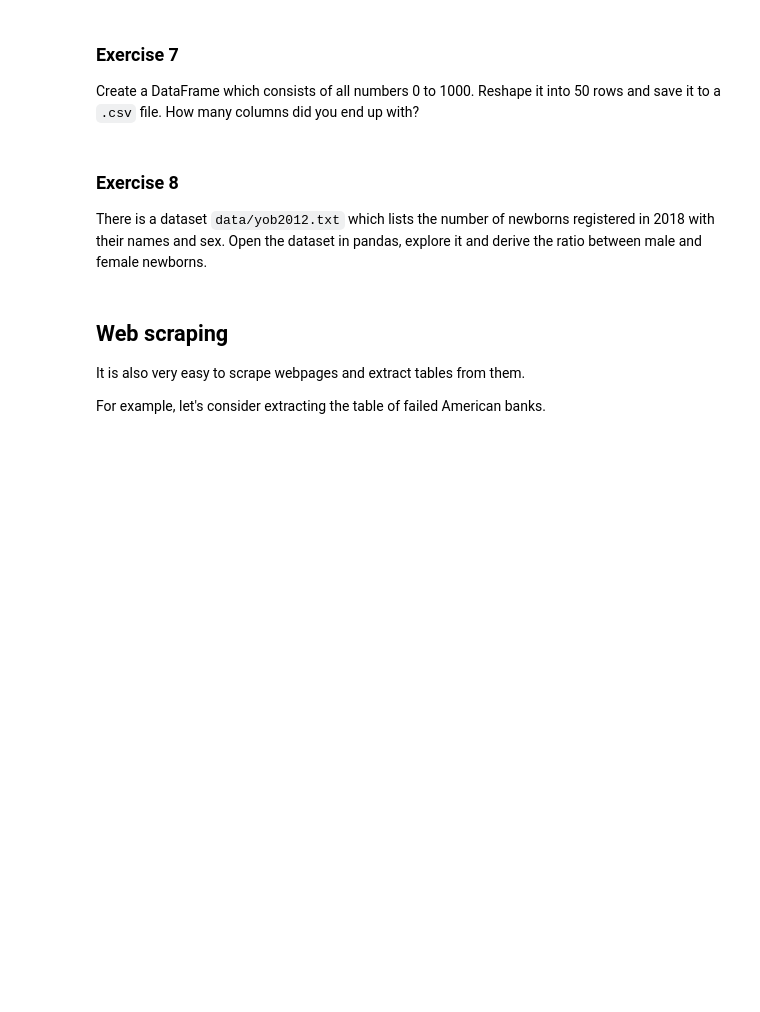
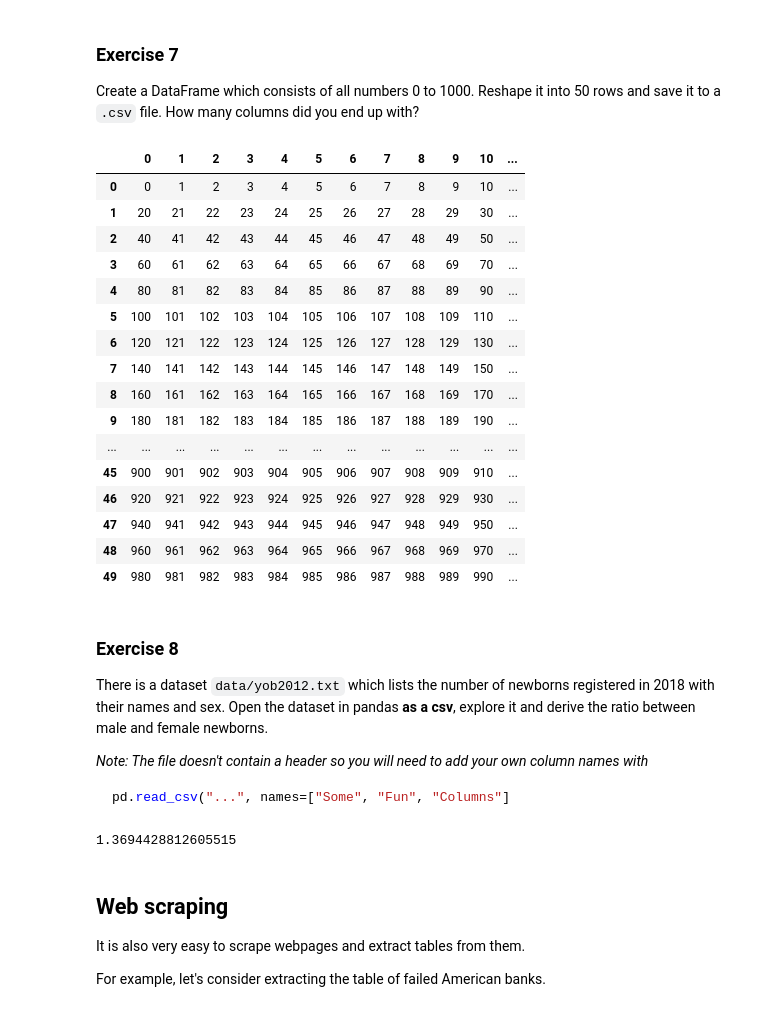
Before and after one commit to beverlytan/python-intro, a Jupyter notebook: info-svcs/python-data-5-pandas.ipynb, the cells around one changed output. Drawn from its saved outputs; the diff is of its cells as text; code cells hidden in the pictures; blank space fills up the shorter version.

Commit message:
Beverly working on pandas tutorial

````diff
--- a/info-svcs/python-data-5-pandas.ipynb
+++ b/info-svcs/python-data-5-pandas.ipynb
@@ -481,9 +968,47 @@ homes.to_csv("test.csv")
 # %% [markdown]
 ### Exercise  7
 Create a DataFrame which consists of all numbers 0 to 1000. Reshape it into 50 rows and save it to a `.csv` file. How many columns did you end up with?
+# %%
+ex7 = pd.DataFrame(np.arange(1000).reshape(50, -1))
+
+ex7
+
+# The -1 in np.reshape means the criterion to satisfy for providing the new shape is that:
+# 'The new shape should be compatible with the original shape'
+# %% [output]
+|  | 0 | 1 | 2 | 3 | 4 | 5 | 6 | 7 | 8 | 9 | 10 | ... |
+| 0 | 0 | 1 | 2 | 3 | 4 | 5 | 6 | 7 | 8 | 9 | 10 | ... |
+| 1 | 20 | 21 | 22 | 23 | 24 | 25 | 26 | 27 | 28 | 29 | 30 | ... |
+| 2 | 40 | 41 | 42 | 43 | 44 | 45 | 46 | 47 | 48 | 49 | 50 | ... |
+| 3 | 60 | 61 | 62 | 63 | 64 | 65 | 66 | 67 | 68 | 69 | 70 | ... |
+| 4 | 80 | 81 | 82 | 83 | 84 | 85 | 86 | 87 | 88 | 89 | 90 | ... |
+| 5 | 100 | 101 | 102 | 103 | 104 | 105 | 106 | 107 | 108 | 109 | 110 | ... |
+| 6 | 120 | 121 | 122 | 123 | 124 | 125 | 126 | 127 | 128 | 129 | 130 | ... |
+| 7 | 140 | 141 | 142 | 143 | 144 | 145 | 146 | 147 | 148 | 149 | 150 | ... |
+| 8 | 160 | 161 | 162 | 163 | 164 | 165 | 166 | 167 | 168 | 169 | 170 | ... |
+| 9 | 180 | 181 | 182 | 183 | 184 | 185 | 186 | 187 | 188 | 189 | 190 | ... |
+| ... | ... | ... | ... | ... | ... | ... | ... | ... | ... | ... | ... | ... |
+| 45 | 900 | 901 | 902 | 903 | 904 | 905 | 906 | 907 | 908 | 909 | 910 | ... |
+| 46 | 920 | 921 | 922 | 923 | 924 | 925 | 926 | 927 | 928 | 929 | 930 | ... |
+| 47 | 940 | 941 | 942 | 943 | 944 | 945 | 946 | 947 | 948 | 949 | 950 | ... |
+| 48 | 960 | 961 | 962 | 963 | 964 | 965 | 966 | 967 | 968 | 969 | 970 | ... |
+| 49 | 980 | 981 | 982 | 983 | 984 | 985 | 986 | 987 | 988 | 989 | 990 | ... |
 # %% [markdown]
 ### Exercise 8
-There is a dataset `data/yob2012.txt` which lists the number of newborns registered in 2018 with their names and sex. Open the dataset in pandas, explore it and derive the ratio between male and female newborns.
+There is a dataset `data/yob2012.txt` which lists the number of newborns registered in 2018 with their names and sex. Open the dataset in pandas **as a csv**, explore it and derive the ratio between male and female newborns.
+
+*Note: The file doesn't contain a header so you will need to add your own column names with*
+```python
+pd.read_csv("...", names=["Some", "Fun", "Columns"]
+```
+# %%
+newborns = pd.read_csv("data/yob2012.txt", names = ["Name", "Sex", "Count"])
+summarised = newborns.Sex.value_counts()
+
+ratio = summarised["F"] / summarised["M"]
+ratio
+# %% [output]
+1.3694428812605515
 # %% [markdown]
 ## Web scraping <a name="web"></a>
 It is also very easy to scrape webpages and extract tables from them.
````
Also changed, not shown: parts of 95 cells of this notebook.
